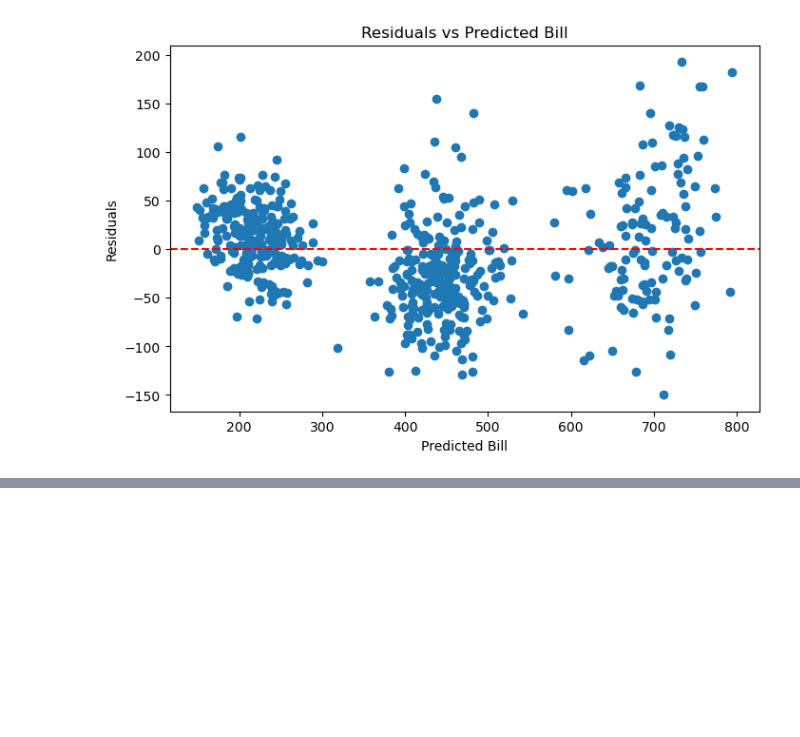
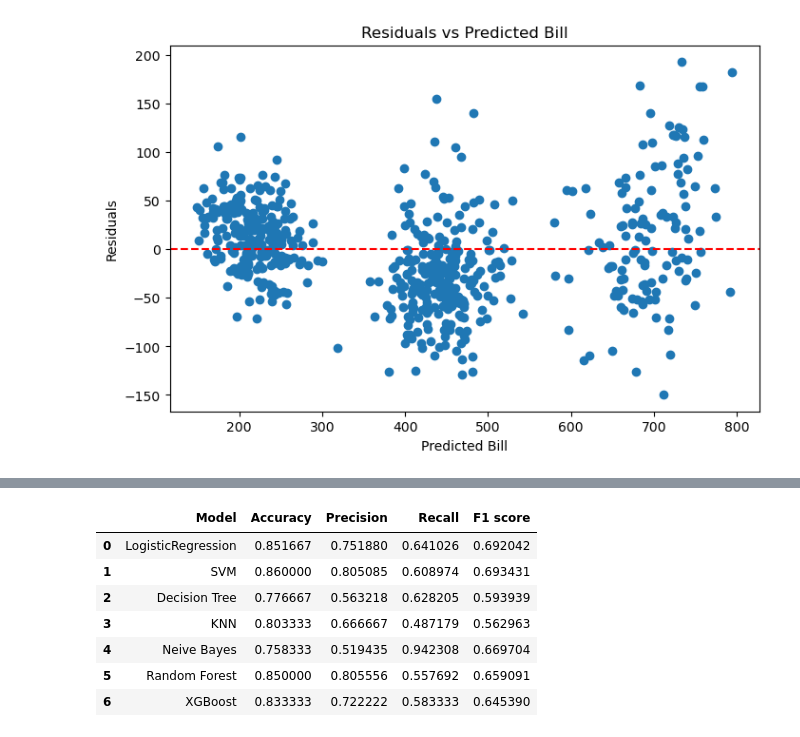
Before and after one commit to Omarsaidmohamed/ml_project1, a Jupyter notebook: notebook/ML_Code.ipynb, the cells around one changed output, grey strips where cells are left out. Saved outputs shown, nothing was run; the diff lists cells and outputs as text; code cells hidden in the pictures; blank space fills up the shorter version.

```diff
--- a/notebook/ML_Code.ipynb
+++ b/notebook/ML_Code.ipynb
@@ -964,0 +1009,8 @@ plt.show()
+# %%
+numeric_scaled = Pipeline([
+    ('scaler' , StandardScaler())
+])
+
+cat_transform = Pipeline([
+    ('encoder' , OneHotEncoder(handle_unknown='ignore', sparse_output=False))
+])
@@ -964,0 +1033,10 @@ plt.show()
+# %%
+models = {
+    'LogisticRegression' : Pipeline([('Preprocessor' , scaled_preprocessor) , ('model' , LogisticRegression())]),
+    'SVM' : Pipeline([('Preprocessor' , scaled_preprocessor ) , ('model' , SVC())]),
+    'Decision Tree' : Pipeline([('Preprocessor' , unscaled_preprocessor ) , ('model' , DecisionTreeClassifier())]),
+    'KNN' : Pipeline([('Preprocessor' , scaled_preprocessor ) , ('model' , KNeighborsClassifier())]),
+    'Neive Bayes' : Pipeline([('Preprocessor' , unscaled_preprocessor ) , ('model' , GaussianNB())]),
+    'Random Forest' : Pipeline([('Preprocessor' , unscaled_preprocessor ) , ('model' , RandomForestClassifier())]),
+    'XGBoost' : Pipeline([('Preprocessor' , unscaled_preprocessor ) , ('model' , XGBClassifier(eval_metric='logloss',random_state=42))])
+}
@@ -964,0 +1057,25 @@ plt.show()
+# %%
+result = []
+
+for name , model in trained_model.items():
+    y_pred = model.predict(x_test)
+    result.append({
+        'Model' : name,
+       'Accuracy' : accuracy_score(y_test , y_pred),
+       'Precision' : precision_score(y_test , y_pred),
+       'Recall' : recall_score(y_test , y_pred),
+       'F1 score' : f1_score(y_test , y_pred)
+    })
+
+    result_df = pd.DataFrame(result)
+# %%
+result_df
+# %% [output]
+|  | Model | Accuracy | Precision | Recall | F1 score |
+| 0 | LogisticRegression | 0.851667 | 0.751880 | 0.641026 | 0.692042 |
+| 1 | SVM | 0.860000 | 0.805085 | 0.608974 | 0.693431 |
+| 2 | Decision Tree | 0.776667 | 0.563218 | 0.628205 | 0.593939 |
+| 3 | KNN | 0.803333 | 0.666667 | 0.487179 | 0.562963 |
+| 4 | Neive Bayes | 0.758333 | 0.519435 | 0.942308 | 0.669704 |
+| 5 | Random Forest | 0.850000 | 0.805556 | 0.557692 | 0.659091 |
+| 6 | XGBoost | 0.833333 | 0.722222 | 0.583333 | 0.645390 |
```
Also changed, not shown: parts of 21 cells of this notebook.
